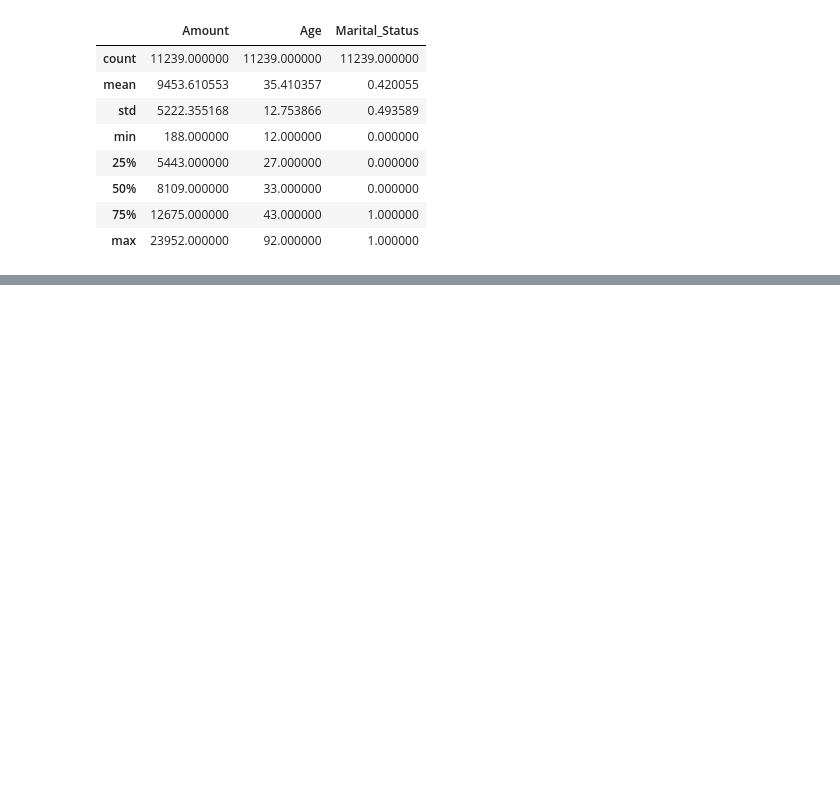
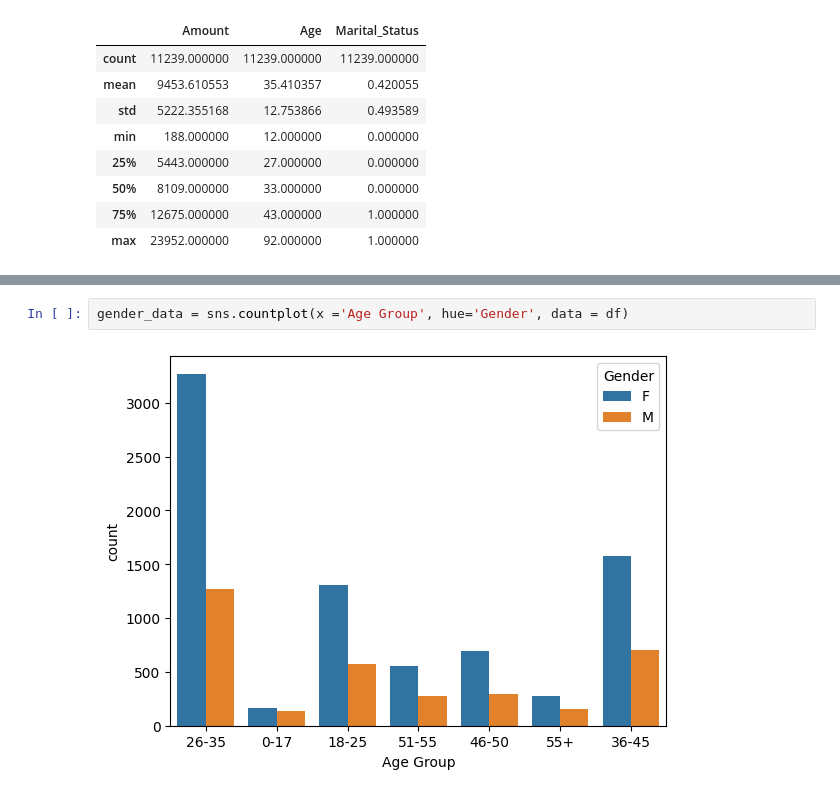
Before and after one commit to itsniharsharma/sales_Analysis, a Jupyter notebook: analysis.ipynb, the cells around one changed output, grey strips where cells are left out. Drawn from its saved outputs; the diff is of its cells as text; blank space fills up the shorter version.

```diff
--- a/analysis.ipynb
+++ b/analysis.ipynb
@@ -141,0 +163,4 @@ df[['Amount', 'Age', 'Marital_Status']].describe()
+# %%
+gender_data = sns.countplot(x ='Age Group', hue='Gender', data = df)
+# %% [output]
+[figure, added]
```
Also changed, not shown: parts of 8 cells of this notebook.
